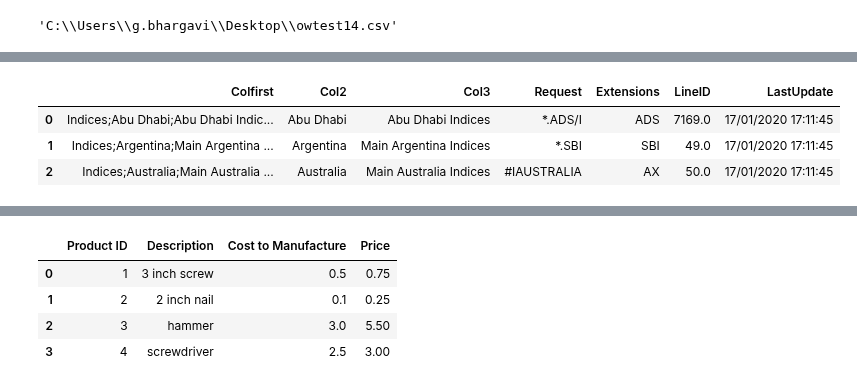
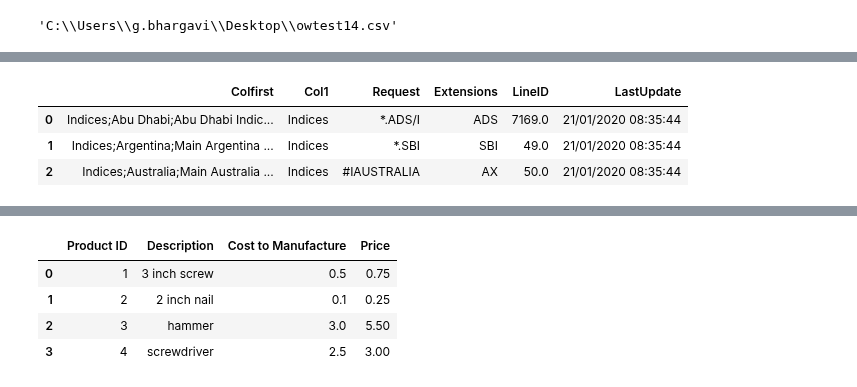
Before and after one commit to raybg/ListBrowser, a Jupyter notebook: 17012020.ipynb, the cells around one changed output, grey strips where cells are left out. Saved outputs shown, nothing was run; the diff lists cells and outputs as text; code cells hidden in the pictures.

```diff
--- a/17012020.ipynb
+++ b/17012020.ipynb
@@ -104,18 +105,16 @@ Skipping line 8970: Expected 3 fields in line 8970, saw 4
 # %%
 # Using Lambda and split Fn to separate it with ';' and insert it as a new column
-col2 = L.Colfirst.str.split(';').apply(lambda x: x[-1])
+req = L.Colfirst.str.split(';').apply(lambda x: x[-1])
 L.insert(1,"Request",col2)
 
-col3 = L.Colfirst.str.split(';').apply(lambda x: x[-2])
-L.insert(1,"Col3",col3)
+col1 = L.Colfirst.str.split(';').apply(lambda x: x[0])
+L.insert(1,"Col1",col1)
 
-col4 = L.Colfirst.str.split(';').apply(lambda x: x[-3])
-L.insert(1,"Col2",col4)
-
+#L["ListOrder"] = L["LineID"].fill(L["ListOrder"])
 
 L.head(3)
 # %% [output]
-|  | Colfirst | Col2 | Col3 | Request | Extensions | LineID | LastUpdate |
-| 0 | Indices;Abu Dhabi;Abu Dhabi Indic... | Abu Dhabi | Abu Dhabi Indices | *.ADS/I | ADS | 7169.0 | 17/01/2020 17:11:45 |
-| 1 | Indices;Argentina;Main Argentina ... | Argentina | Main Argentina Indices | *.SBI | SBI | 49.0 | 17/01/2020 17:11:45 |
-| 2 | Indices;Australia;Main Australia ... | Australia | Main Australia Indices | #IAUSTRALIA | AX | 50.0 | 17/01/2020 17:11:45 |
+|  | Colfirst | Col1 | Request | Extensions | LineID | LastUpdate |
+| 0 | Indices;Abu Dhabi;Abu Dhabi Indic... | Indices | *.ADS/I | ADS | 7169.0 | 21/01/2020 08:35:44 |
+| 1 | Indices;Argentina;Main Argentina ... | Indices | *.SBI | SBI | 49.0 | 21/01/2020 08:35:44 |
+| 2 | Indices;Australia;Main Australia ... | Indices | #IAUSTRALIA | AX | 50.0 | 21/01/2020 08:35:44 |
```
Also changed, not shown: parts of 11 cells of this notebook.
